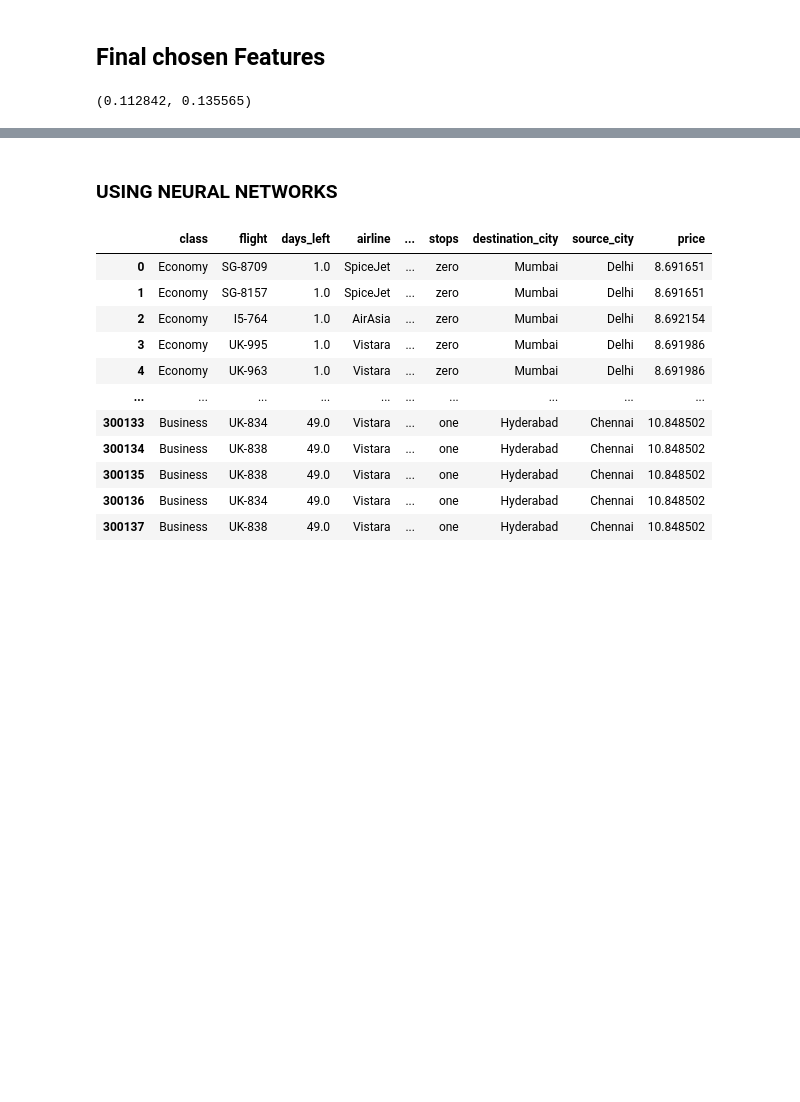
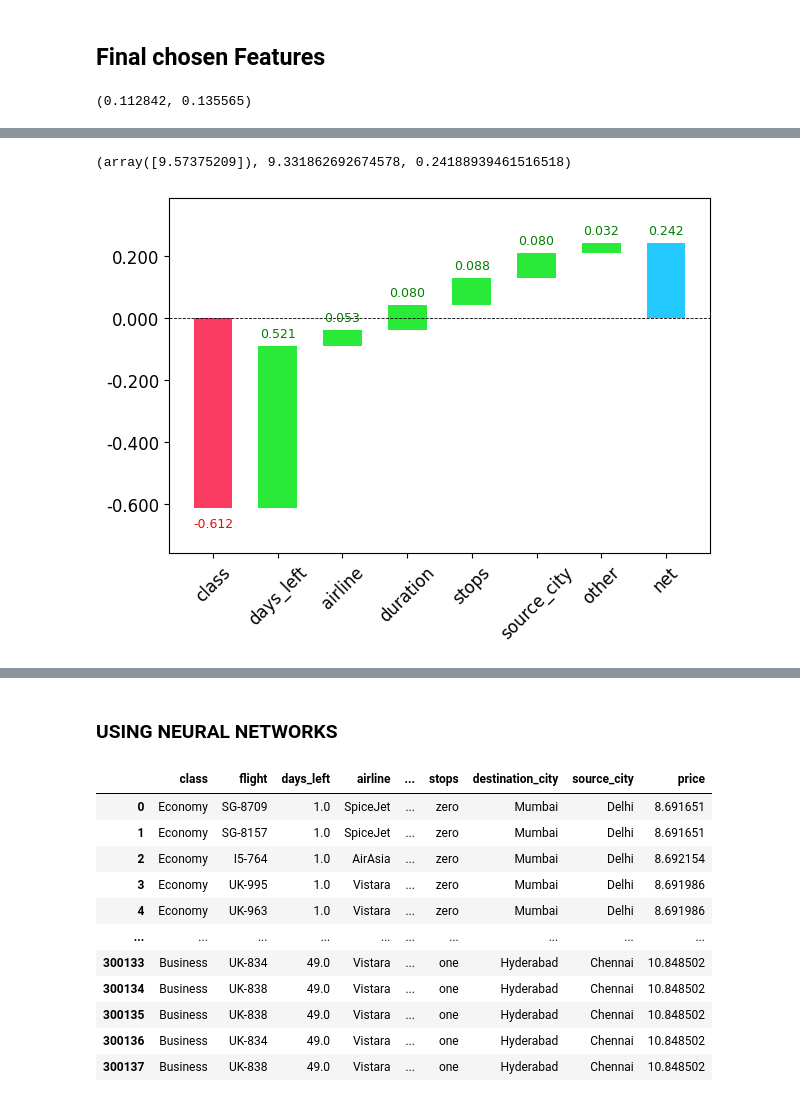
Before and after one commit to Ali-Alshaikh/ML_DL_project, a Jupyter notebook: final_submission.ipynb, the cells around one changed output, grey strips where cells are left out. Saved outputs shown, nothing was run; the diff lists cells and outputs as text; code cells hidden in the pictures; blank space fills up the shorter version.

```diff
--- a/final_submission.ipynb
+++ b/final_submission.ipynb
@@ -227,0 +233,16 @@ m_rmse(m, xs, y), m_rmse(m, val_xs, valid_y)
+# %%
+row = val_xs.iloc[:5]
+# %%
+prediction,bias,contributions = treeinterpreter.predict(m,row.values)
+# %%
+prediction[0],bias[0],contributions[0].sum()
+# %% [output]
+(array([9.57375209]), 9.331862692674578, 0.24188939461516518)
+# %%
+# ';' -> used to hide the unecessary outputs
+waterfall(
+  val_xs.columns, contributions[0], threshold=0.08,
+  rotation_value=45, formatting='{:.3f}'
+  );
+# %% [output]
+[figure, added]
```
Also changed, not shown: parts of 10 cells of this notebook.
